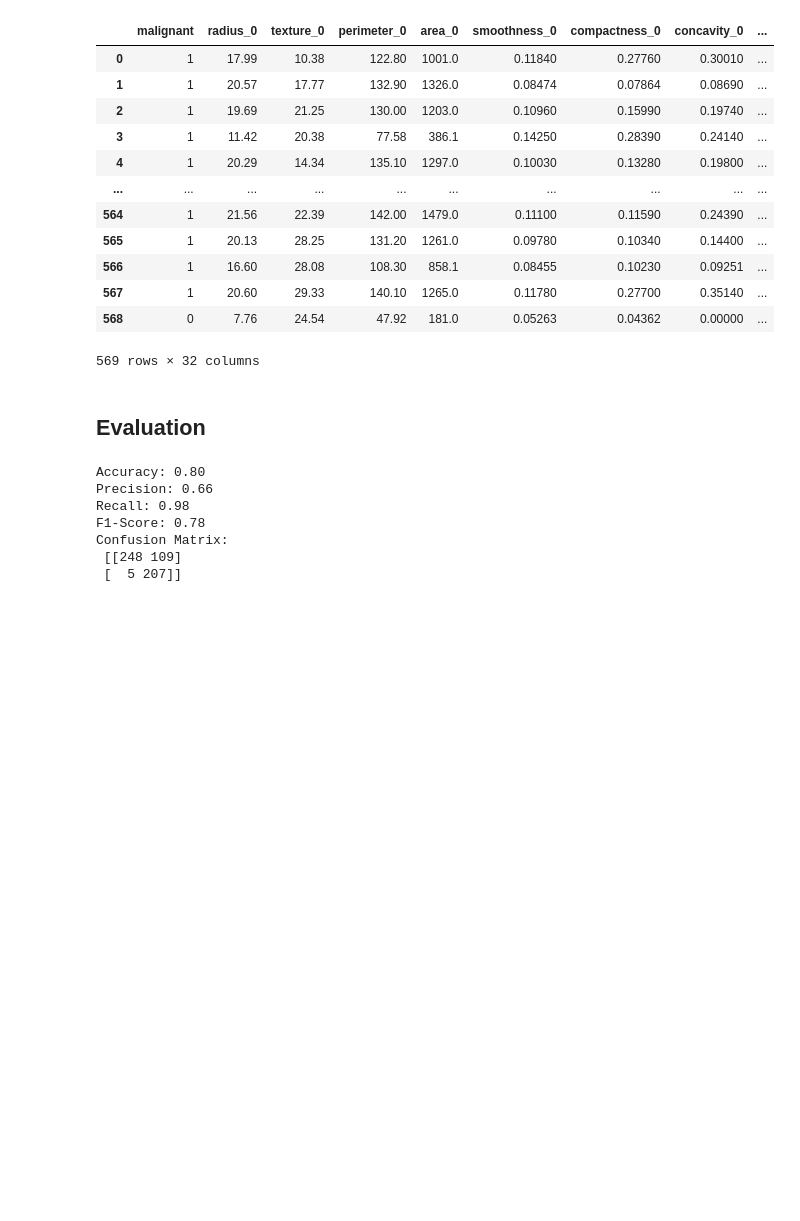
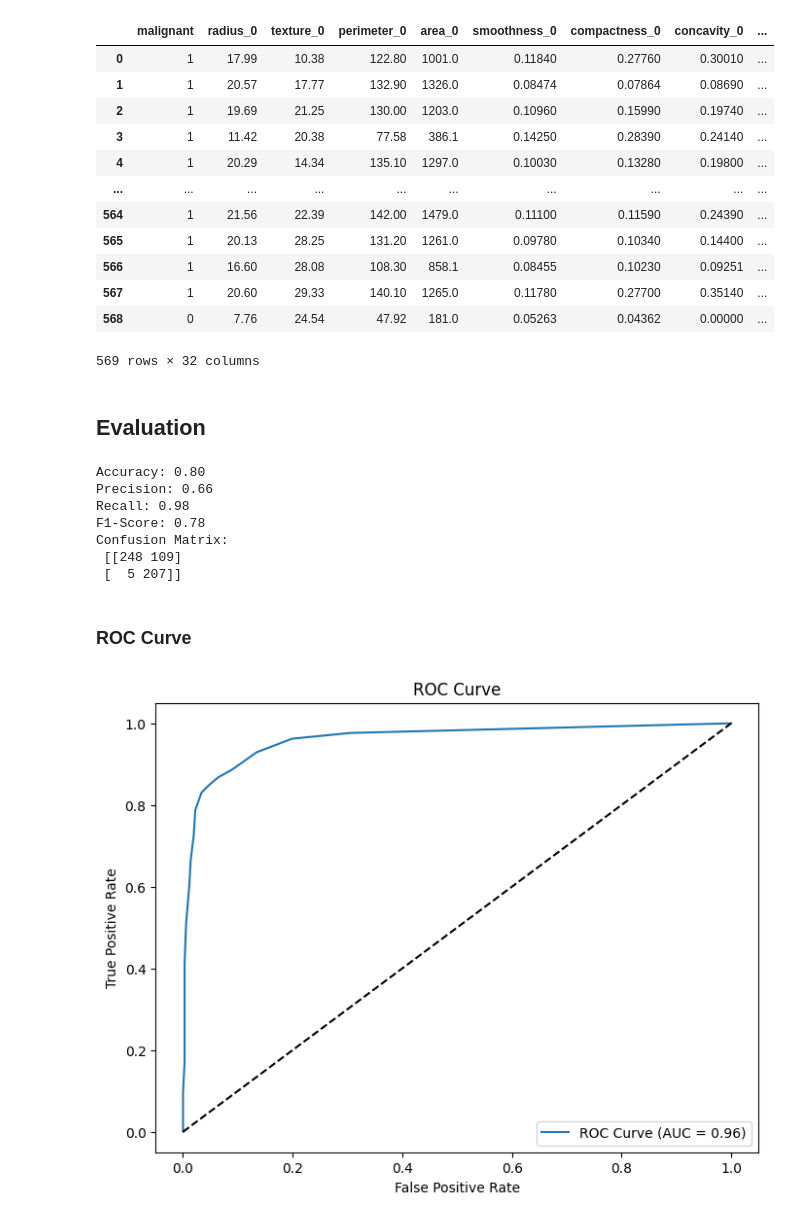
Before and after one commit to michael-hoon/chalmers-code, a Jupyter notebook: DAT410/Assignment 4/diagnostic.ipynb, the cells around one changed output. Drawn from its saved outputs; the diff is of its cells as text; code cells hidden in the pictures; blank space fills up the shorter version.

```diff
--- a/DAT410/Assignment 4/diagnostic.ipynb
+++ b/DAT410/Assignment 4/diagnostic.ipynb
@@ -236,3 +263,23 @@ F1-Score: 0.78
 Confusion Matrix:
  [[248 109]
  [  5 207]]
+# %% [markdown]
+### ROC Curve
+# %%
+from sklearn.metrics import roc_curve, roc_auc_score
+
+wdbc['abnormality_score'] = wdbc.apply(lambda row: sum([row[feature] > thresholds[feature] for feature in all_features]), axis=1)
+
+fpr, tpr, thresholds_roc = roc_curve(wdbc_true, wdbc['abnormality_score'])
+auc = roc_auc_score(wdbc_true, wdbc['abnormality_score'])
+
+plt.figure(figsize=(8, 6))
+plt.plot(fpr, tpr, label=f'ROC Curve (AUC = {auc:.2f})')
+plt.plot([0, 1], [0, 1], 'k--')
+plt.xlabel('False Positive Rate')
+plt.ylabel('True Positive Rate')
+plt.title('ROC Curve')
+plt.legend()
+plt.show()
+# %% [output]
+[figure, added]
```
Also changed, not shown: parts of 10 cells of this notebook.
